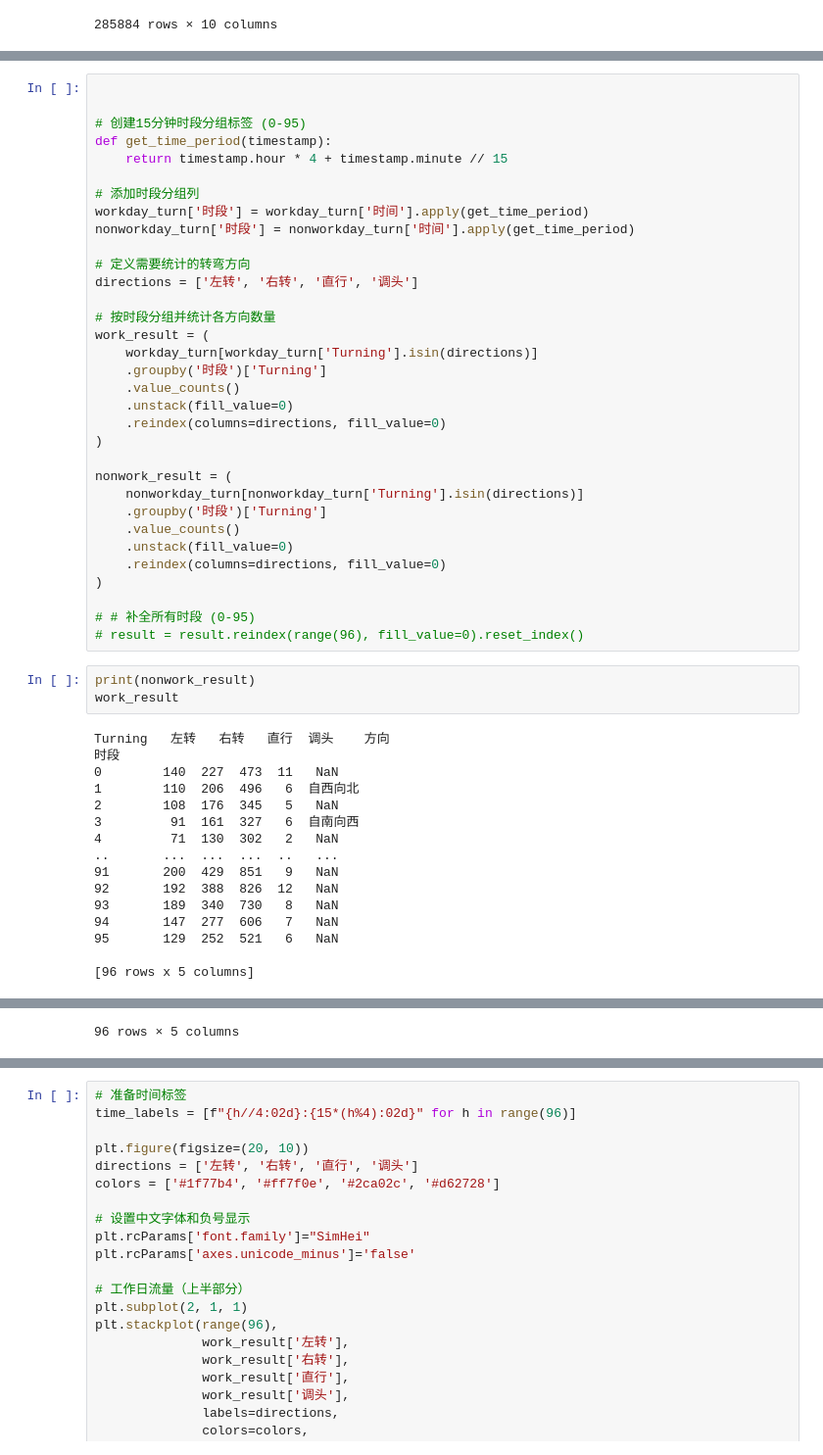
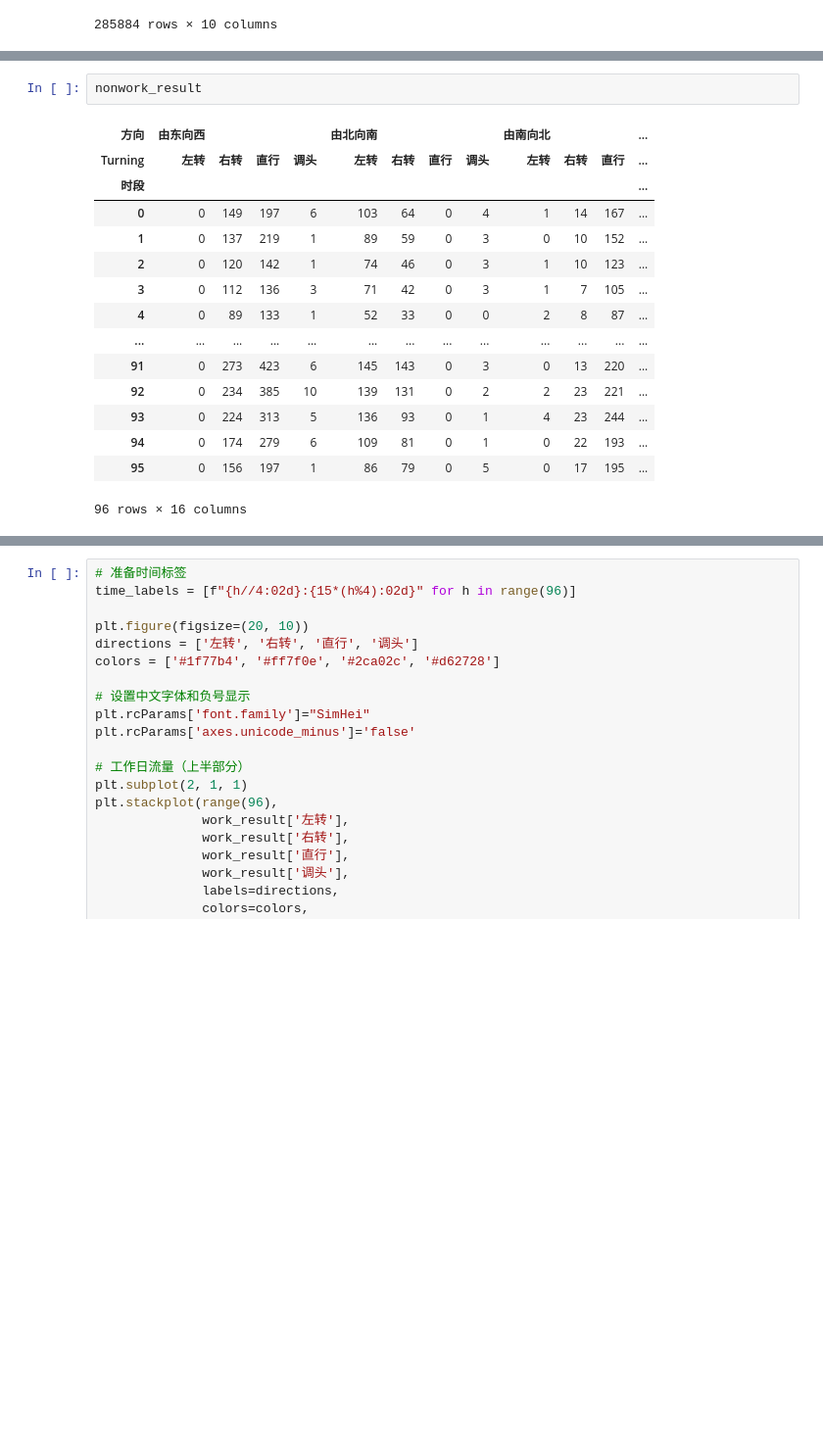
Before and after one commit to JadeAndStone/CUMCM, a Jupyter notebook: 2024E/Limoncello/Q1.ipynb, the cells around one changed output, grey strips where cells are left out. Shown at 98% size. Saved outputs shown, nothing was run; the diff lists cells and outputs as text; blank space fills up the shorter version.

```diff
--- a/2024E/Limoncello/Q1.ipynb
+++ b/2024E/Limoncello/Q1.ipynb
@@ -380,55 +390,21 @@ Turning   左转   右转   直行 调头   左转   右转 直行 调头   左
 | 2 | 0 | 120 | 142 | 1 | 74 | 46 | 0 | 3 | 1 | 10 | 123 | ... |
 | 3 | 0 | 112 | 136 | 3 | 71 | 42 | 0 | 3 | 1 | 7 | 105 | ... |
 | 4 | 0 | 89 | 133 | 1 | 52 | 33 | 0 | 0 | 2 | 8 | 87 | ... |
-# %%
-
-
-# 创建15分钟时段分组标签 (0-95)
-def get_time_period(timestamp):
-    return timestamp.hour * 4 + timestamp.minute // 15
-
-# 添加时段分组列
-workday_turn['时段'] = workday_turn['时间'].apply(get_time_period)
-nonworkday_turn['时段'] = nonworkday_turn['时间'].apply(get_time_period)
-
-# 定义需要统计的转弯方向
-directions = ['左转', '右转', '直行', '调头']
-
-# 按时段分组并统计各方向数量
-work_result = (
-    workday_turn[workday_turn['Turning'].isin(directions)]
-    .groupby('时段')['Turning']
-    .value_counts()
-    .unstack(fill_value=0)
-    .reindex(columns=directions, fill_value=0)
-)
-
-nonwork_result = (
-    nonworkday_turn[nonworkday_turn['Turning'].isin(directions)]
-    .groupby('时段')['Turning']
-    .value_counts()
-    .unstack(fill_value=0)
-    .reindex(columns=directions, fill_value=0)
-)
-
-# # 补全所有时段 (0-95)
-# result = result.reindex(range(96), fill_value=0).reset_index()
 # %%
-print(nonwork_result)
-work_result
+nonwork_result
 # %% [output]
+| 方向 | 由东向西 |  |  |  | 由北向南 |  |  |  | 由南向北 |  |  | ... |
+| Turning | 左转 | 右转 | 直行 | 调头 | 左转 | 右转 | 直行 | 调头 | 左转 | 右转 | 直行 | ... |
+| 时段 |  |  |  |  |  |  |  |  |  |  |  | ... |
+| 0 | 0 | 149 | 197 | 6 | 103 | 64 | 0 | 4 | 1 | 14 | 167 | ... |
+| 1 | 0 | 137 | 219 | 1 | 89 | 59 | 0 | 3 | 0 | 10 | 152 | ... |
+| 2 | 0 | 120 | 142 | 1 | 74 | 46 | 0 | 3 | 1 | 10 | 123 | ... |
+| 3 | 0 | 112 | 136 | 3 | 71 | 42 | 0 | 3 | 1 | 7 | 105 | ... |
+| 4 | 0 | 89 | 133 | 1 | 52 | 33 | 0 | 0 | 2 | 8 | 87 | ... |
+| ... | ... | ... | ... | ... | ... | ... | ... | ... | ... | ... | ... | ... |
+| 91 | 0 | 273 | 423 | 6 | 145 | 143 | 0 | 3 | 0 | 13 | 220 | ... |
+| 92 | 0 | 234 | 385 | 10 | 139 | 131 | 0 | 2 | 2 | 23 | 221 | ... |
+| 93 | 0 | 224 | 313 | 5 | 136 | 93 | 0 | 1 | 4 | 23 | 244 | ... |
+| 94 | 0 | 174 | 279 | 6 | 109 | 81 | 0 | 1 | 0 | 22 | 193 | ... |
+| 95 | 0 | 156 | 197 | 1 | 86 | 79 | 0 | 5 | 0 | 17 | 195 | ... |
-Turning   左转   右转   直行  调头    方向
-时段
-0        140  227  473  11   NaN
-1        110  206  496   6  自西向北
-2        108  176  345   5   NaN
-3         91  161  327   6  自南向西
-4         71  130  302   2   NaN
-..       ...  ...  ...  ..   ...
-91       200  429  851   9   NaN
-92       192  388  826  12   NaN
-93       189  340  730   8   NaN
-94       147  277  606   7   NaN
-95       129  252  521   6   NaN
-
-[96 rows x 5 columns]
+96 rows × 16 columns
@@ -448 +410,0 @@ Turning   左转   右转   直行  调头    方向
-96 rows × 5 columns
```
Also changed, not shown: parts of 4 cells of this notebook, 1 other file.
